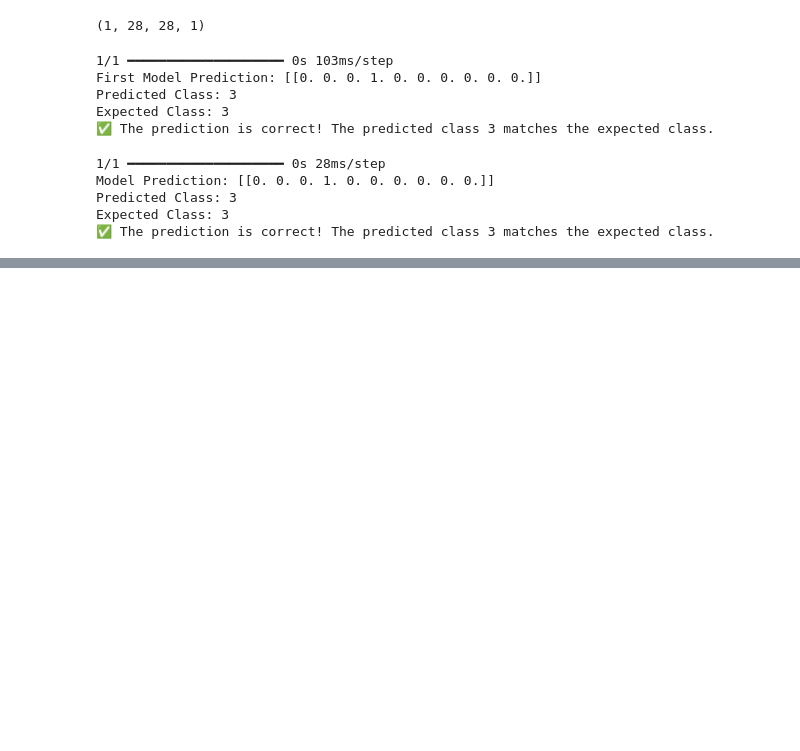
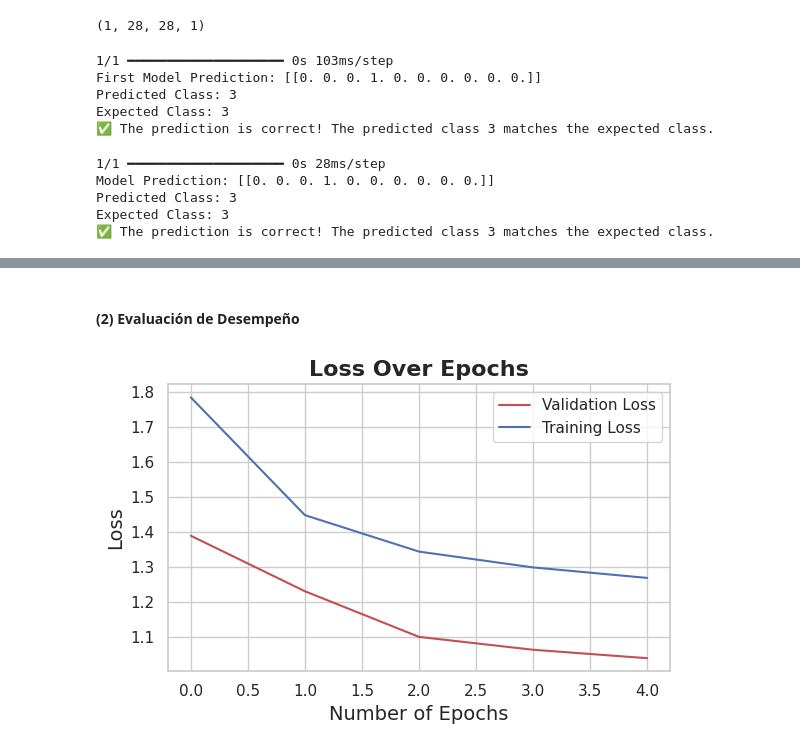
Before and after one commit to Andrea-gt/cnn-recognition, a Jupyter notebook: cnn_recognition.ipynb, the cells around one changed output, grey strips where cells are left out. Saved outputs shown, nothing was run; the diff lists cells and outputs as text; code cells hidden in the pictures; blank space fills up the shorter version.

```diff
--- a/cnn_recognition.ipynb
+++ b/cnn_recognition.ipynb
@@ -816,0 +941,11 @@ Expected Class: 3
+# %%
+second_simplenn_model = Sequential()
+# Flatten layer to reshape 28x28x1 input into a 1D array of 784 elements
+second_simplenn_model.add(Flatten(input_shape=(28, 28, 1)))
+# Hidden layer with 64 neurons and ReLU activation
+second_simplenn_model.add(Dense(128, activation='relu'))
+# Output layer with 10 neurons (one for each class) and softmax activation
+second_simplenn_model.add(Dense(10, activation='softmax'))
+# %%
+# Compile the model
+second_simplenn_model.compile(optimizer = opt, loss = "categorical_crossentropy" , metrics=["accuracy"])
@@ -816,0 +974,4 @@ Expected Class: 3
+# %%
+# Fit the model
+history = second_simplenn_model.fit(datagen.flow(x_train_reshape, y_train, batch_size = batch_size),
+                              epochs = epochs, validation_data = (X_val, Y_val), batch_size = x_train_reshape.shape[0] // batch_size)
@@ -816,0 +989,19 @@ Expected Class: 3
+# %% [markdown]
+#### **(2) Evaluación de Desempeño**
+# %%
+plt.figure(figsize=(6, 4))
+# Plot train and validation loss with a color palette
+sns.lineplot(x=range(len(history.history['val_loss'])), y=history.history['val_loss'], color='r', label="Validation Loss")
+sns.lineplot(x=range(len(history.history['loss'])), y=history.history['loss'], color='b', label="Training Loss")
+# Add titles and labels with improved styling
+plt.title("Loss Over Epochs", fontsize=16, weight='bold')
+plt.xlabel("Number of Epochs", fontsize=14)
+plt.ylabel("Loss", fontsize=14)
+# Add gridlines and legend
+plt.grid(True)
+plt.legend()
+# Show the plot
+plt.tight_layout()
+plt.show()
+# %% [output]
+[figure, added]
```
Also changed, not shown: parts of 39 cells of this notebook.
